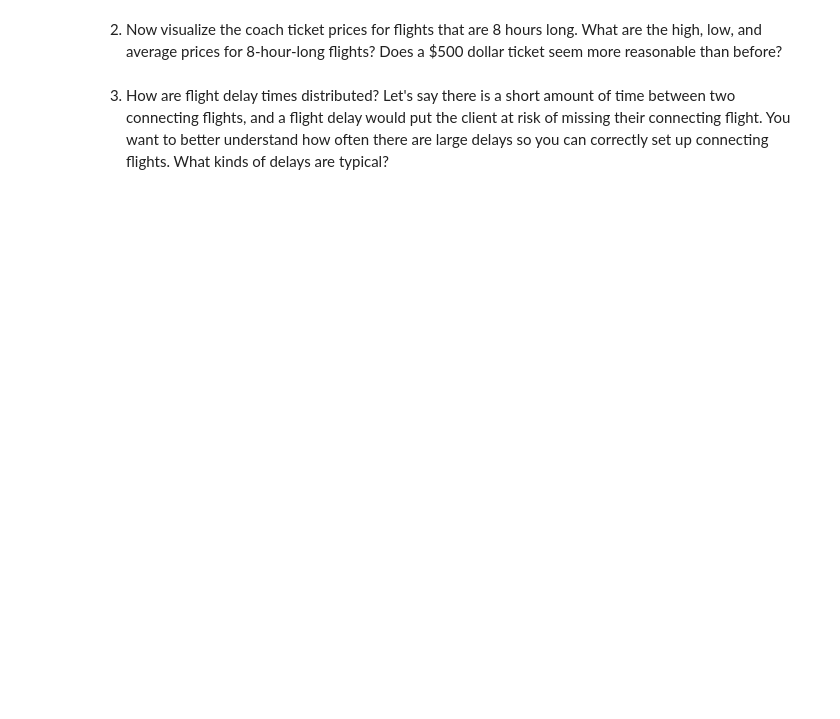
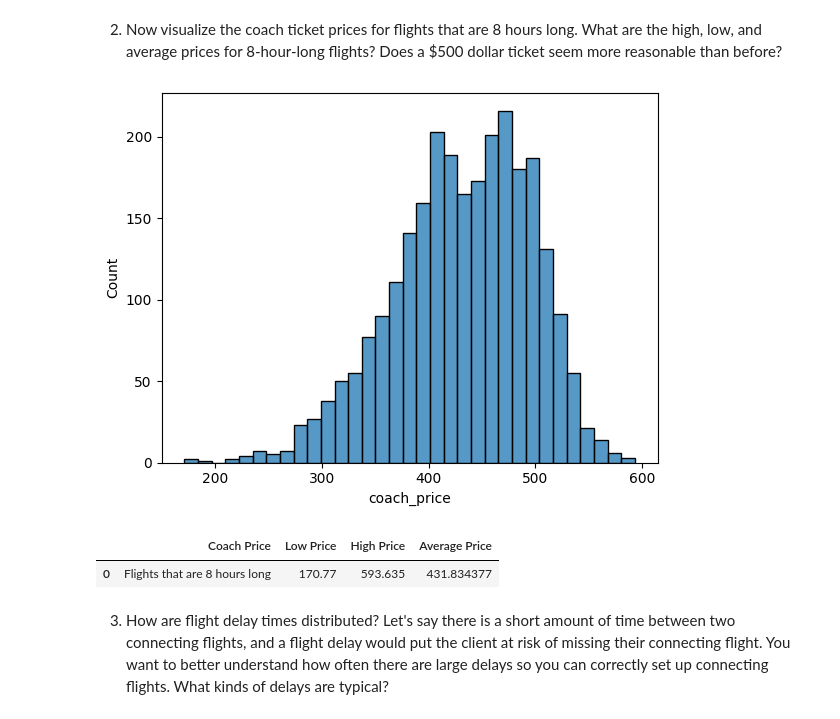
Before and after one commit to maylonleoncio/Codecademy-Projects, a Jupyter notebook: Airline Analysis/Airline Analysis.ipynb, the cells around one changed output. Saved outputs shown, nothing was run; the diff lists cells and outputs as text; code cells hidden in the pictures; blank space fills up the shorter version.

```diff
--- a/Airline Analysis/Airline Analysis.ipynb
+++ b/Airline Analysis/Airline Analysis.ipynb
@@ -72,2 +66,12 @@ pd.DataFrame({'Variable': 'Coach Price', 'Low Price': [flight.coach_price.min()]
+# %%
+## Task 2
+sns.histplot(x='coach_price', data=flight[flight['hours']==8])
+plt.show()
+
+pd.DataFrame({'Coach Price': 'Flights that are 8 hours long', 'Low Price': [flight[flight['hours']==8].coach_price.min()], 'High Price': [flight[flight['hours']==8].coach_price.max()], 'Average Price': [flight[flight['hours']==8].coach_price.mean()]})
+# %% [output]
+[figure, added]
+|  | Coach Price | Low Price | High Price | Average Price |
+| 0 | Flights that are 8 hours long | 170.77 | 593.635 | 431.834377 |
 # %% [markdown]
 3. How are flight delay times distributed? Let's say there is a short amount of time between two connecting flights, and a flight delay would put the client at risk of missing their connecting flight. You want to better understand how often there are large delays so you can correctly set up connecting flights. What kinds of delays are typical?
```
Also changed, not shown: parts of 7 cells of this notebook.
